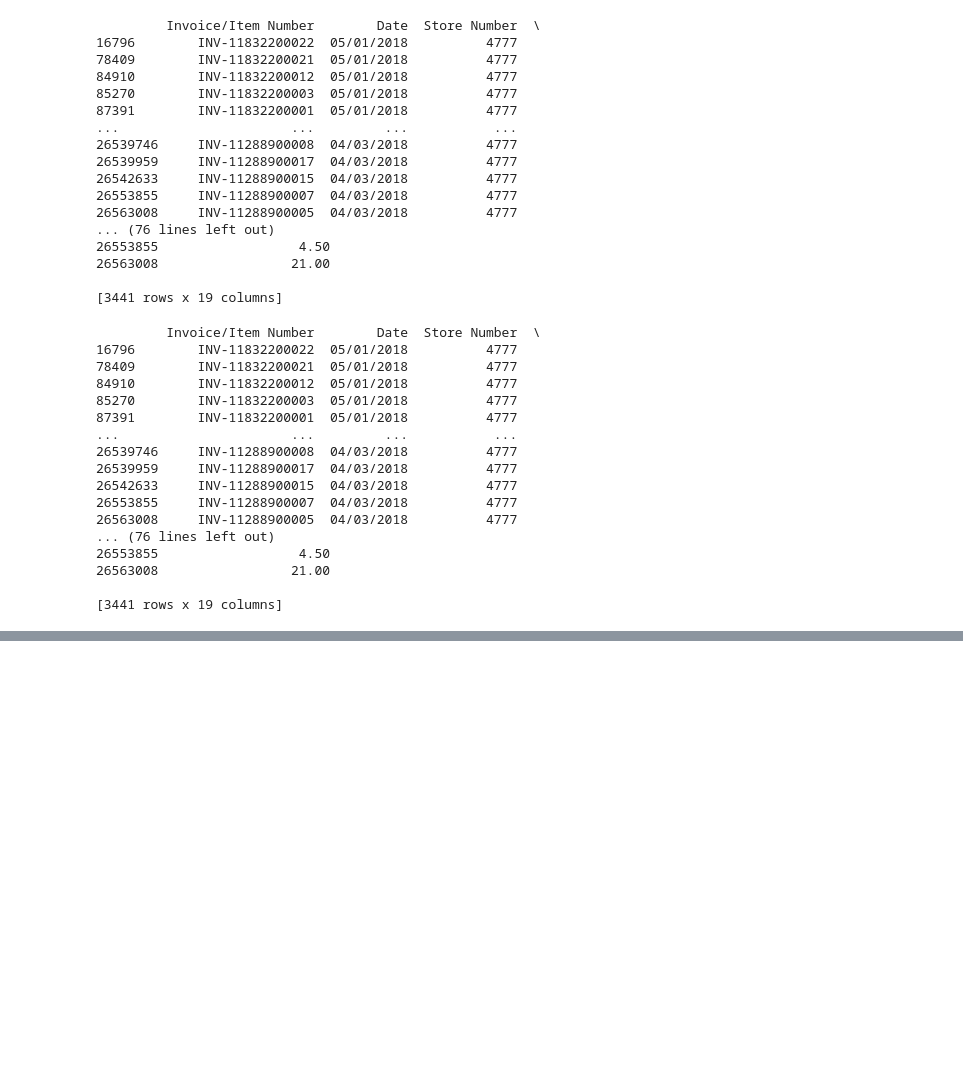
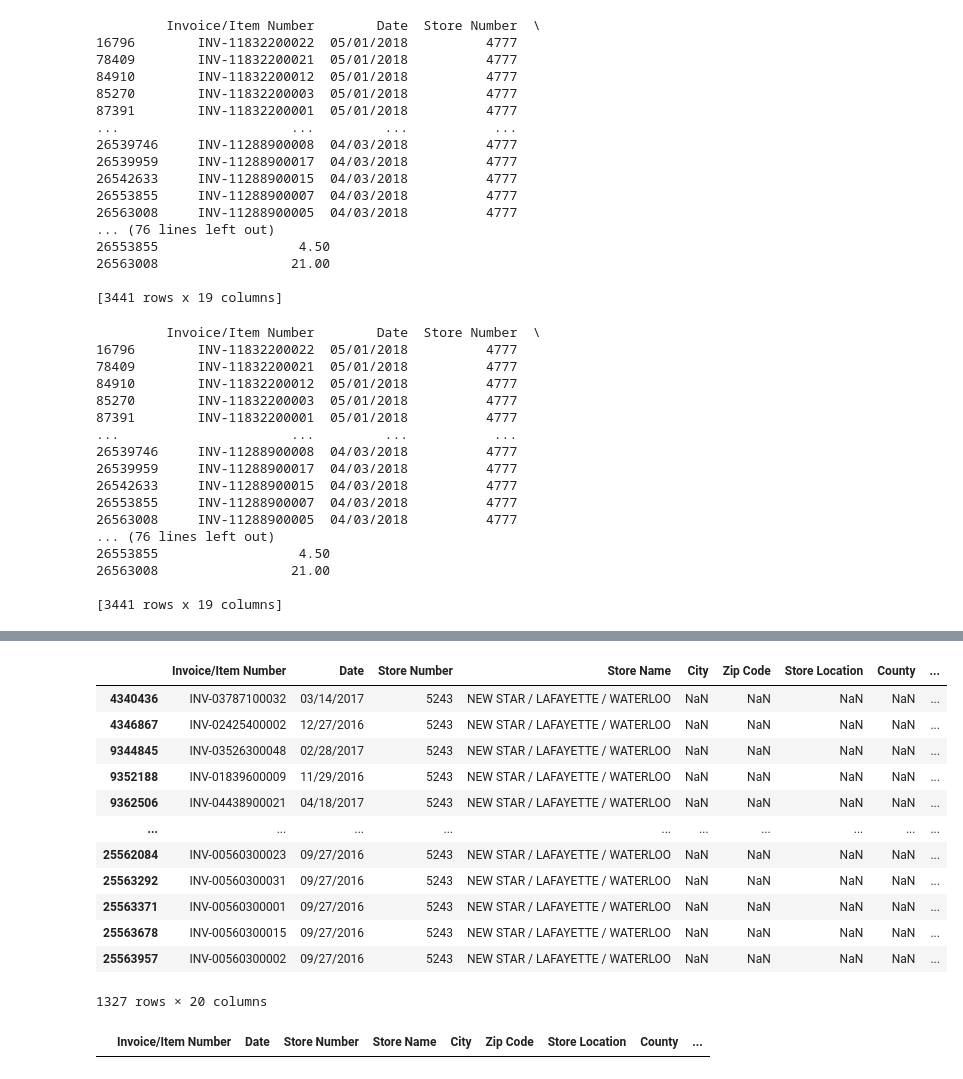
Before and after one commit to antrodtx/Iowa_liquor_Sales, a Jupyter notebook: IOWA_PROJECT.ipynb, the cells around one changed output, grey strips where cells are left out. Cells and saved outputs as stored; diff of their text form; code cells hidden in the pictures; blank space fills up the shorter version.

```diff
--- a/IOWA_PROJECT.ipynb
+++ b/IOWA_PROJECT.ipynb
@@ -364,0 +194,3 @@ NameError: name 'iowa2' is not defined
+# %%
+#Fill in null City with City from [Store Name]
+iowa3['City_2'] = iowa3['City'].fillna(iowa3['Store Name'].apply(lambda x: x.split('/')[1] if '/' in x else x))
@@ -364,0 +201,21 @@ NameError: name 'iowa2' is not defined
+# %%
+#Store Name with 2 '/' in it and City is null
+iowa3[(iowa3['Store Name'].str.count('/') == 2) & (iowa3['City'].isna())]
+# %% [output]
+|  | Invoice/Item Number | Date | Store Number | Store Name | City | Zip Code | Store Location | County | ... |
+| 4340436 | INV-03787100032 | 03/14/2017 | 5243 | NEW STAR / LAFAYETTE / WATERLOO | NaN | NaN | NaN | NaN | ... |
+| 4346867 | INV-02425400002 | 12/27/2016 | 5243 | NEW STAR / LAFAYETTE / WATERLOO | NaN | NaN | NaN | NaN | ... |
+| 9344845 | INV-03526300048 | 02/28/2017 | 5243 | NEW STAR / LAFAYETTE / WATERLOO | NaN | NaN | NaN | NaN | ... |
+| 9352188 | INV-01839600009 | 11/29/2016 | 5243 | NEW STAR / LAFAYETTE / WATERLOO | NaN | NaN | NaN | NaN | ... |
+| 9362506 | INV-04438900021 | 04/18/2017 | 5243 | NEW STAR / LAFAYETTE / WATERLOO | NaN | NaN | NaN | NaN | ... |
+| ... | ... | ... | ... | ... | ... | ... | ... | ... | ... |
+| 25562084 | INV-00560300023 | 09/27/2016 | 5243 | NEW STAR / LAFAYETTE / WATERLOO | NaN | NaN | NaN | NaN | ... |
+| 25563292 | INV-00560300031 | 09/27/2016 | 5243 | NEW STAR / LAFAYETTE / WATERLOO | NaN | NaN | NaN | NaN | ... |
+| 25563371 | INV-00560300001 | 09/27/2016 | 5243 | NEW STAR / LAFAYETTE / WATERLOO | NaN | NaN | NaN | NaN | ... |
+| 25563678 | INV-00560300015 | 09/27/2016 | 5243 | NEW STAR / LAFAYETTE / WATERLOO | NaN | NaN | NaN | NaN | ... |
+| 25563957 | INV-00560300002 | 09/27/2016 | 5243 | NEW STAR / LAFAYETTE / WATERLOO | NaN | NaN | NaN | NaN | ... |
+1327 rows × 20 columns
+# %%
+iowa3[iowa3['Invoice/Item Number'].isna()]
+# %% [output]
+|  | Invoice/Item Number | Date | Store Number | Store Name | City | Zip Code | Store Location | County | ... |
```
Also changed, not shown: parts of 27 cells of this notebook, 1 other file.
